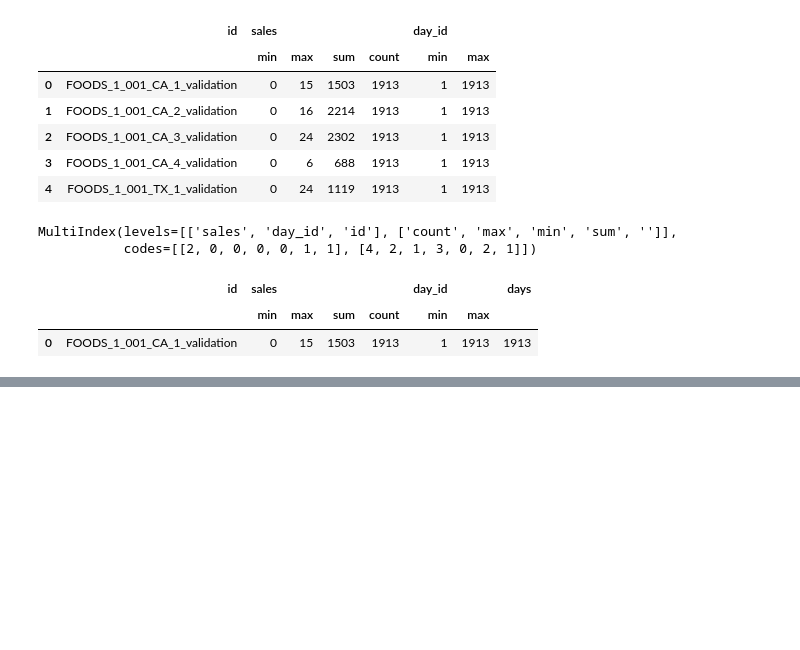
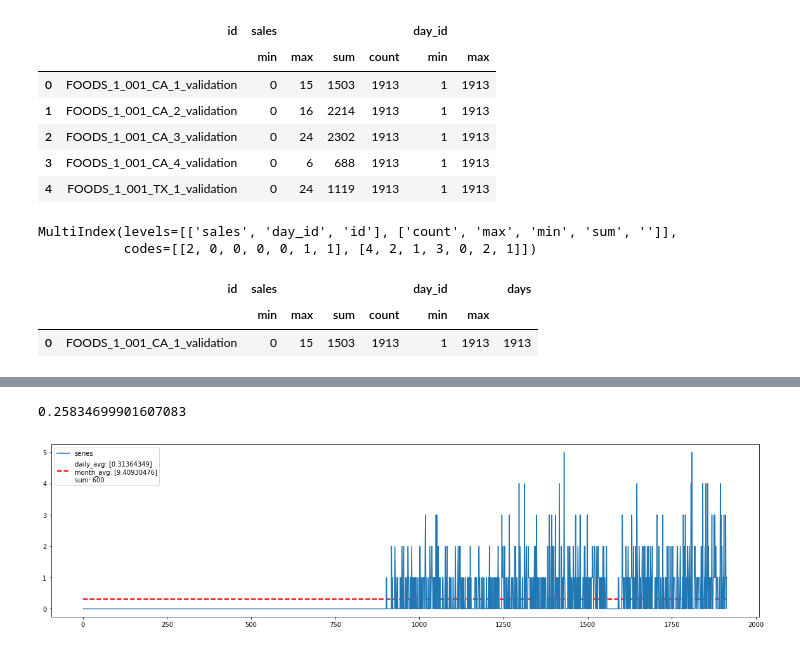
Before and after one commit to cluePrints/data-sci-fience, a Jupyter notebook: m5-forecasting-accuracy/0100. EDA.ipynb, the cells around one changed output, grey strips where cells are left out. Saved outputs shown, nothing was run; the diff lists cells and outputs as text; code cells hidden in the pictures; blank space fills up the shorter version.

```diff
--- a/m5-forecasting-accuracy/0100. EDA.ipynb
+++ b/m5-forecasting-accuracy/0100. EDA.ipynb
@@ -508,2 +528,10 @@ t.head()
+# %%
+len(sporadic_series_event_counts) / float(len(df_sales_train))
+# %% [output]
+0.25834699901607083
+# %%
+plot_item_series(df_sales_train_melt, 'HOBBIES_1_001_CA_1_validation')
+# %% [output]
+[figure, added]
 # %%
 # this one is a bit more lively
```
Also changed, not shown: parts of 21 cells of this notebook.
